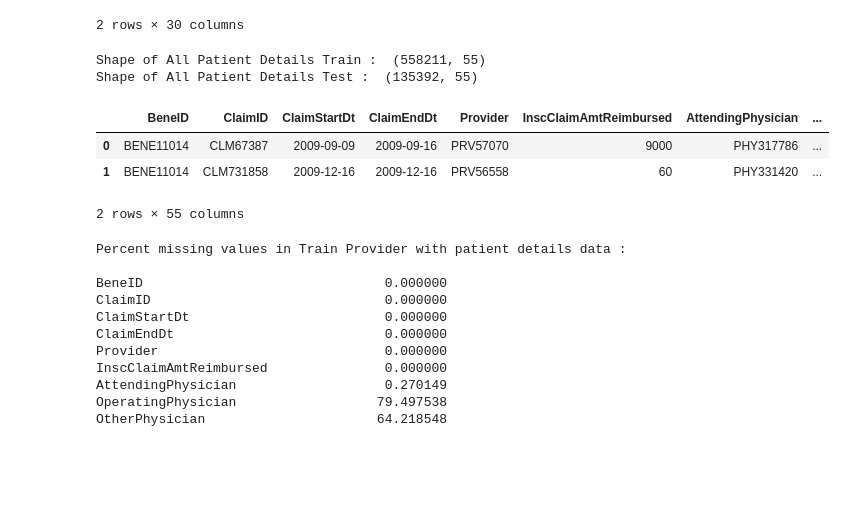
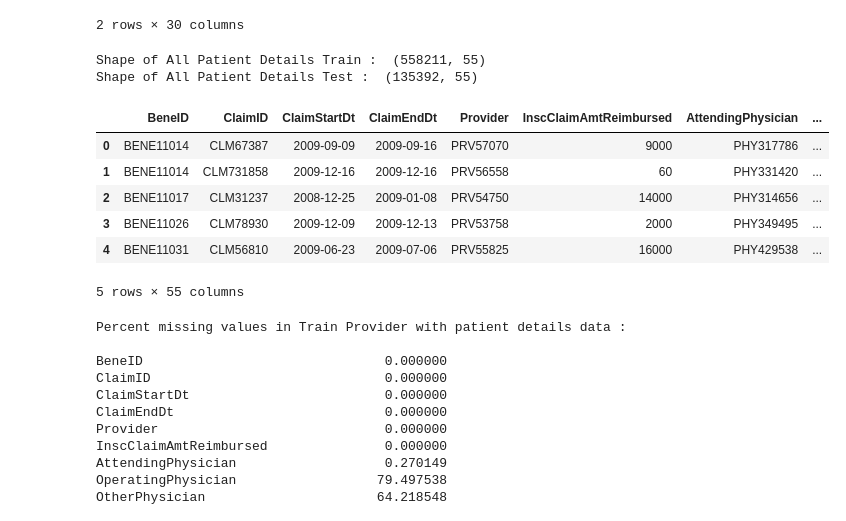
Before and after one commit to asheshbyanju/Health_Provider_Fraud_Detection_Analysis, a Jupyter notebook: Health Provider Fraud Detection Analysis.ipynb, the cells around one changed output. Cells and saved outputs as stored; diff of their text form; code cells hidden in the pictures; blank space fills up the shorter version.

```diff
--- a/Health Provider Fraud Detection Analysis.ipynb
+++ b/Health Provider Fraud Detection Analysis.ipynb
@@ -241,17 +241,20 @@ test_data = pd.merge(test_medicare, Test_Beneficiarydata, left_on='BeneID', righ
 # %%
 # Print shape of data
 print('Shape of All Patient Details Train : ',train_data.shape)
 train_data.head()
 
 print('Shape of All Patient Details Test : ',test_data.shape)
-test_data.head(2)
+test_data.head(5)
 # %% [output]
 Shape of All Patient Details Train :  (558211, 55)
 Shape of All Patient Details Test :  (135392, 55)
 |  | BeneID | ClaimID | ClaimStartDt | ClaimEndDt | Provider | InscClaimAmtReimbursed | AttendingPhysician | ... |
 | 0 | BENE11014 | CLM67387 | 2009-09-09 | 2009-09-16 | PRV57070 | 9000 | PHY317786 | ... |
 | 1 | BENE11014 | CLM731858 | 2009-12-16 | 2009-12-16 | PRV56558 | 60 | PHY331420 | ... |
+| 2 | BENE11017 | CLM31237 | 2008-12-25 | 2009-01-08 | PRV54750 | 14000 | PHY314656 | ... |
+| 3 | BENE11026 | CLM78930 | 2009-12-09 | 2009-12-13 | PRV53758 | 2000 | PHY349495 | ... |
+| 4 | BENE11031 | CLM56810 | 2009-06-23 | 2009-07-06 | PRV55825 | 16000 | PHY429538 | ... |
-2 rows × 55 columns
+5 rows × 55 columns
 # %%
 # check missing value percentage in full datasets
 
```
Also changed, not shown: parts of 17 cells of this notebook, 1 other file.
